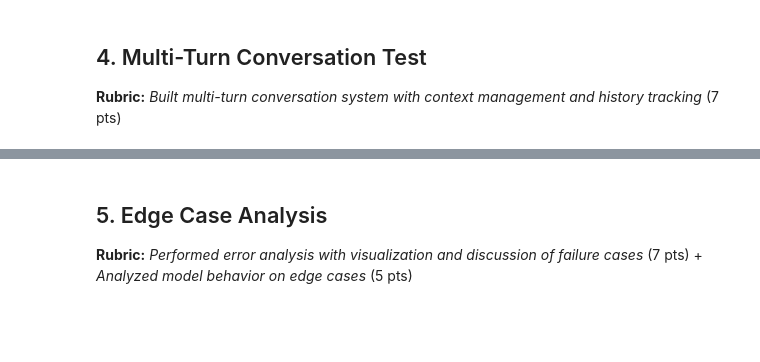
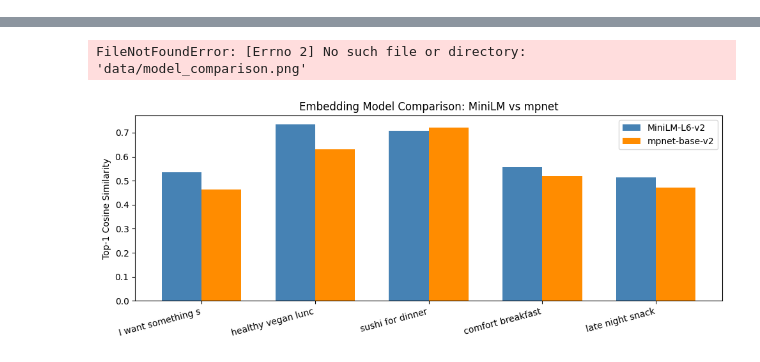
Before and after one commit to kaytom04/cs372_final_project, a Jupyter notebook: notebooks/evaluate.ipynb, the cells around one changed output, grey strips where cells are left out. Saved outputs shown, nothing was run; the diff lists cells and outputs as text; code cells hidden in the pictures; blank space fills up the shorter version.

Commit message:
made modular code base

```diff
--- a/notebooks/evaluate.ipynb
+++ b/notebooks/evaluate.ipynb
@@ -216,38 +154,46 @@ Mean tag overlap: 0.75
-# %% [markdown]
-## 4. Multi-Turn Conversation Test
-**Rubric:** *Built multi-turn conversation system with context management and history tracking* (7 pts)
 # %%
-def chat(user_message, history):
-    context = format_context(retrieve(user_message, top_k=5))
-    system  = PROMPT_V1_FRIENDLY.format(context=context)
-    messages = (
-        [{'role': 'system', 'content': system}]
-        + history
-        + [{'role': 'user', 'content': user_message}]
-    )
-    resp = client.chat.completions.create(
-        model=MODEL, messages=messages, temperature=0.7, max_tokens=400
-    )
-    reply = resp.choices[0].message.content
-    history = history + [
-        {'role': 'user',      'content': user_message},
-        {'role': 'assistant', 'content': reply},
-    ]
-    return reply, history
-
-history = []
-turns = [
-    "I'm really hungry and want something filling",
-    "Actually I'm vegetarian, anything like that?",
-    "What time does that place close?",
-    "Is there anything spicy in that style?",
+comparison_queries = [
+    'I want something spicy',
+    'healthy vegan lunch',
+    'sushi for dinner',
+    'comfort breakfast',
+    'late night snack',
 ]
 
-for msg in turns:
-    print(f"\nUser: {msg}")
-    reply, history = chat(msg, history)
-    print(f"Duke Bites: {reply}")
+minilm_scores, mpnet_scores = [], []
+print(f"{'Query':<35} {'MiniLM':>15} {'mpnet':>15}")
+print('-' * 68)
 
-print(f"\nTotal turns in history: {len(history)}")
-print(f"Multi-turn context working: {len(history) == len(turns) * 2}")
+for q in comparison_queries:
+    qvec1  = emb_model.encode([q])
+    s1     = cosine_similarity(qvec1, embeddings)[0]
+    score1 = round(float(s1.max()), 3)
+    name1  = metadata.iloc[s1.argmax()].get('name_item', '')
+    minilm_scores.append(score1)
+
+    qvec2  = model_mpnet.encode([q])
+    s2     = cosine_similarity(qvec2, mpnet_embeddings)[0]
+    score2 = round(float(s2.max()), 3)
+    name2  = metadata.iloc[s2.argmax()].get('name_item', '')
+    mpnet_scores.append(score2)
+
+    print(f"{q:<35} {name1[:12]+' ('+str(score1)+')':>15} {name2[:12]+' ('+str(score2)+')':>15}")
+
+print(f"\nMean — MiniLM: {sum(minilm_scores)/len(minilm_scores):.3f}")
+print(f"Mean — mpnet:  {sum(mpnet_scores)/len(mpnet_scores):.3f}")
+
+fig, ax = plt.subplots(figsize=(10, 4))
+w = 0.35
+x = range(len(comparison_queries))
+ax.bar([i-w/2 for i in x], minilm_scores, w, label='MiniLM-L6-v2', color='steelblue')
+ax.bar([i+w/2 for i in x], mpnet_scores,  w, label='mpnet-base-v2', color='darkorange')
+ax.set_xticks(list(x))
+ax.set_xticklabels([q[:18] for q in comparison_queries], rotation=15, ha='right')
+ax.set_ylabel('Top-1 Cosine Similarity')
+ax.set_title('Embedding Model Comparison: MiniLM vs mpnet')
+ax.legend()
+plt.tight_layout()
+plt.savefig('data/model_comparison.png', dpi=150)
+plt.show()
+print('\nDesign decision: MiniLM selected for ~3x faster CPU inference with minimal quality tradeoff.')
 # %% [output]
@@ -268,3 +210,2 @@ Multi-turn context working: True
+FileNotFoundError: [Errno 2] No such file or directory: 'data/model_comparison.png'
+[figure, added]
-# %% [markdown]
-## 5. Edge Case Analysis
-**Rubric:** *Performed error analysis with visualization and discussion of failure cases* (7 pts) + *Analyzed model behavior on edge cases* (5 pts)
```
Also changed, not shown: parts of 19 cells of this notebook, 15 other files.
